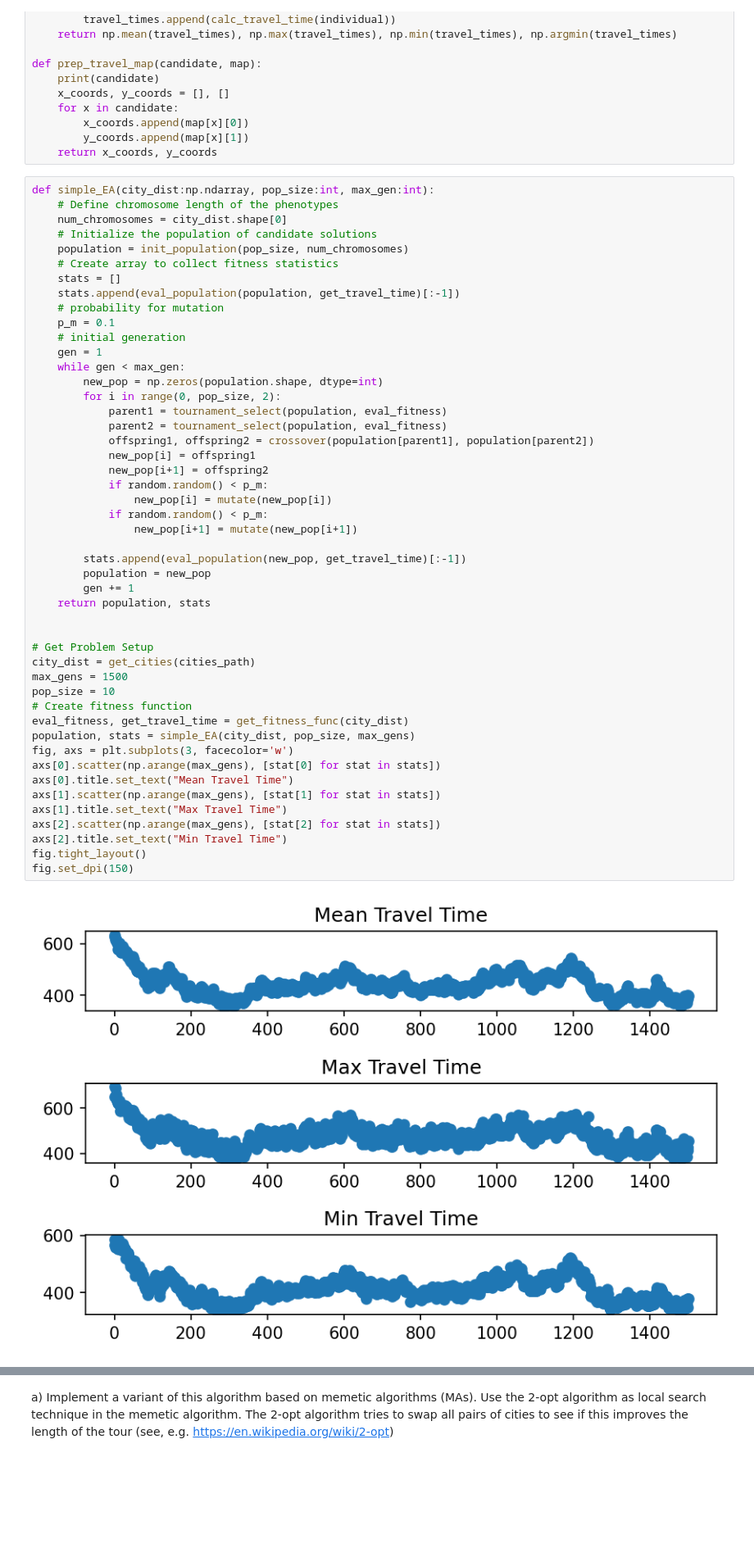
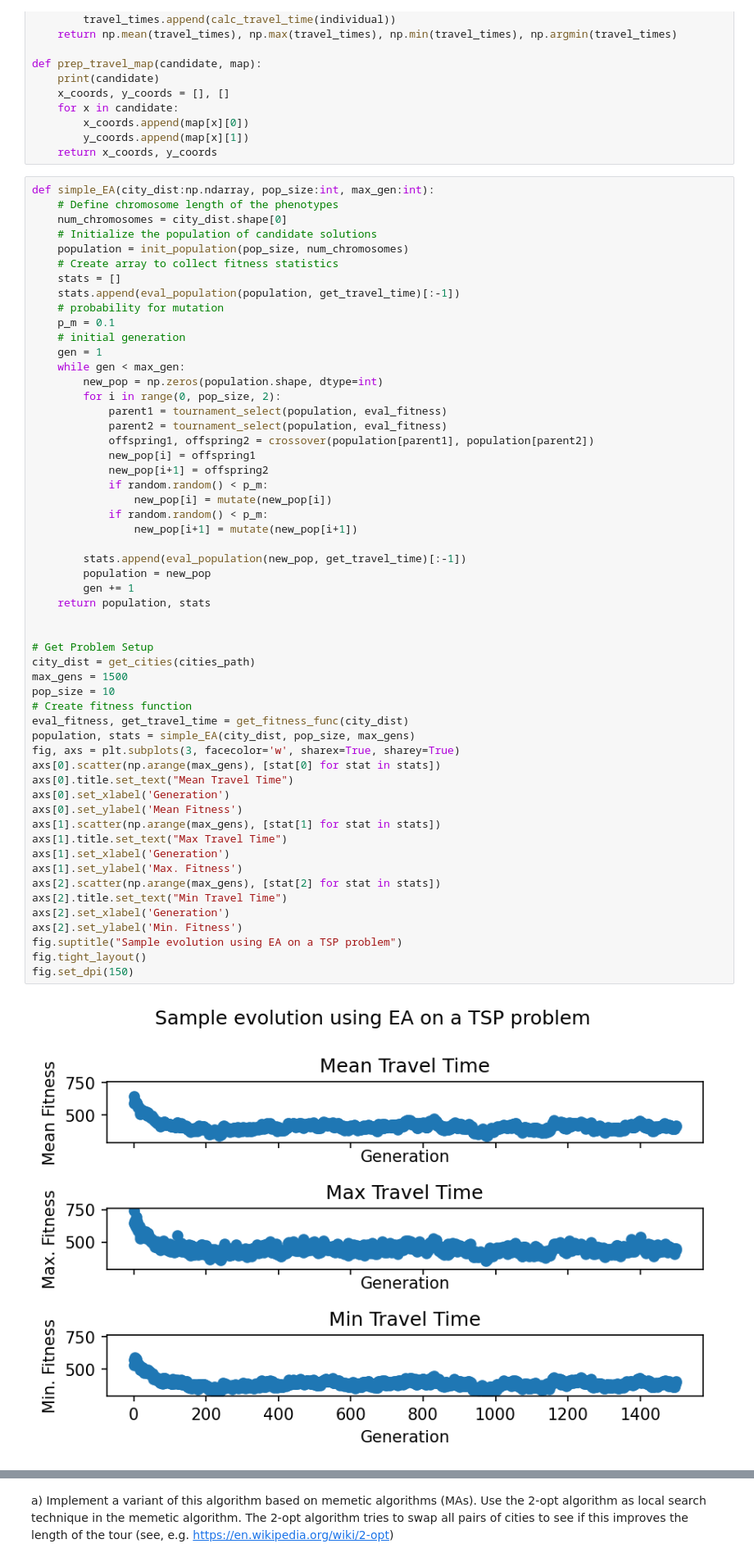
Before and after one commit to JanSchering/natural_computing, a Jupyter notebook: assignment_1/Ex6.ipynb, the cells around one changed output, grey strips where cells are left out. Shown at 82% size. Drawn from its saved outputs; the diff is of its cells as text; blank space fills up the shorter version.

```diff
--- a/assignment_1/Ex6.ipynb
+++ b/assignment_1/Ex6.ipynb
@@ -154,35 +154,42 @@ def simple_EA(city_dist:np.ndarray, pop_size:int, max_gen:int):
             offspring1, offspring2 = crossover(population[parent1], population[parent2])
             new_pop[i] = offspring1
             new_pop[i+1] = offspring2
             if random.random() < p_m:
                 new_pop[i] = mutate(new_pop[i])
             if random.random() < p_m:
                 new_pop[i+1] = mutate(new_pop[i+1])
 
         stats.append(eval_population(new_pop, get_travel_time)[:-1])
         population = new_pop
         gen += 1
     return population, stats
 
 
 # Get Problem Setup
 city_dist = get_cities(cities_path)
 max_gens = 1500
 pop_size = 10
 # Create fitness function
 eval_fitness, get_travel_time = get_fitness_func(city_dist)
 population, stats = simple_EA(city_dist, pop_size, max_gens)
-fig, axs = plt.subplots(3, facecolor='w')
+fig, axs = plt.subplots(3, facecolor='w', sharex=True, sharey=True)
 axs[0].scatter(np.arange(max_gens), [stat[0] for stat in stats])
 axs[0].title.set_text("Mean Travel Time")
+axs[0].set_xlabel('Generation')
+axs[0].set_ylabel('Mean Fitness')
 axs[1].scatter(np.arange(max_gens), [stat[1] for stat in stats])
 axs[1].title.set_text("Max Travel Time")
+axs[1].set_xlabel('Generation')
+axs[1].set_ylabel('Max. Fitness')
 axs[2].scatter(np.arange(max_gens), [stat[2] for stat in stats])
 axs[2].title.set_text("Min Travel Time")
+axs[2].set_xlabel('Generation')
+axs[2].set_ylabel('Min. Fitness')
+fig.suptitle("Sample evolution using EA on a TSP problem")
 fig.tight_layout()
 fig.set_dpi(150)
 # %% [output]
-[figure, old version]
+[figure, new version]
 # %%
 fig, axs = plt.subplots(facecolor='w')
 _,_,_,best_idx = eval_population(population, get_travel_time)
```
Also changed, not shown: parts of 6 cells of this notebook.
